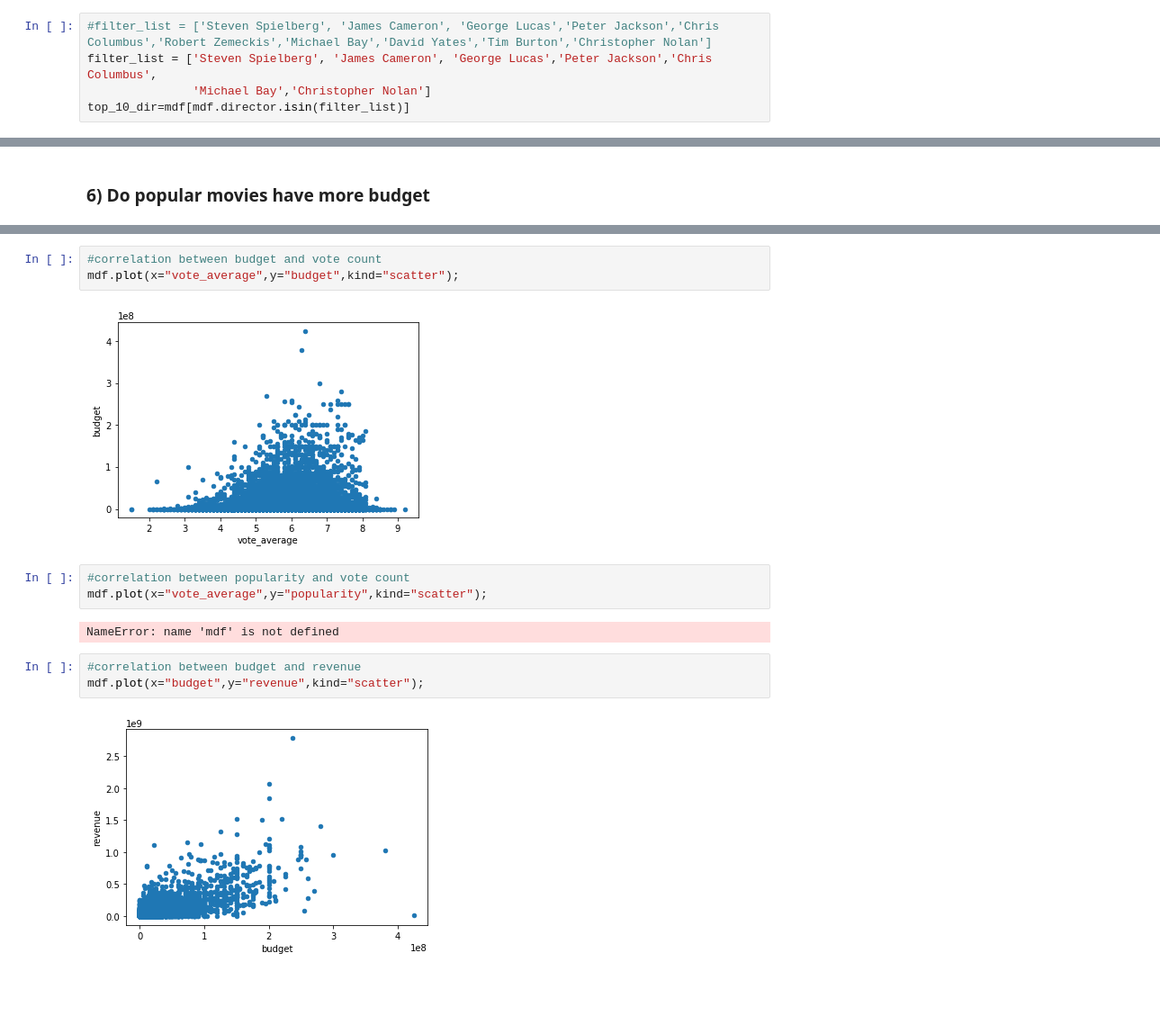
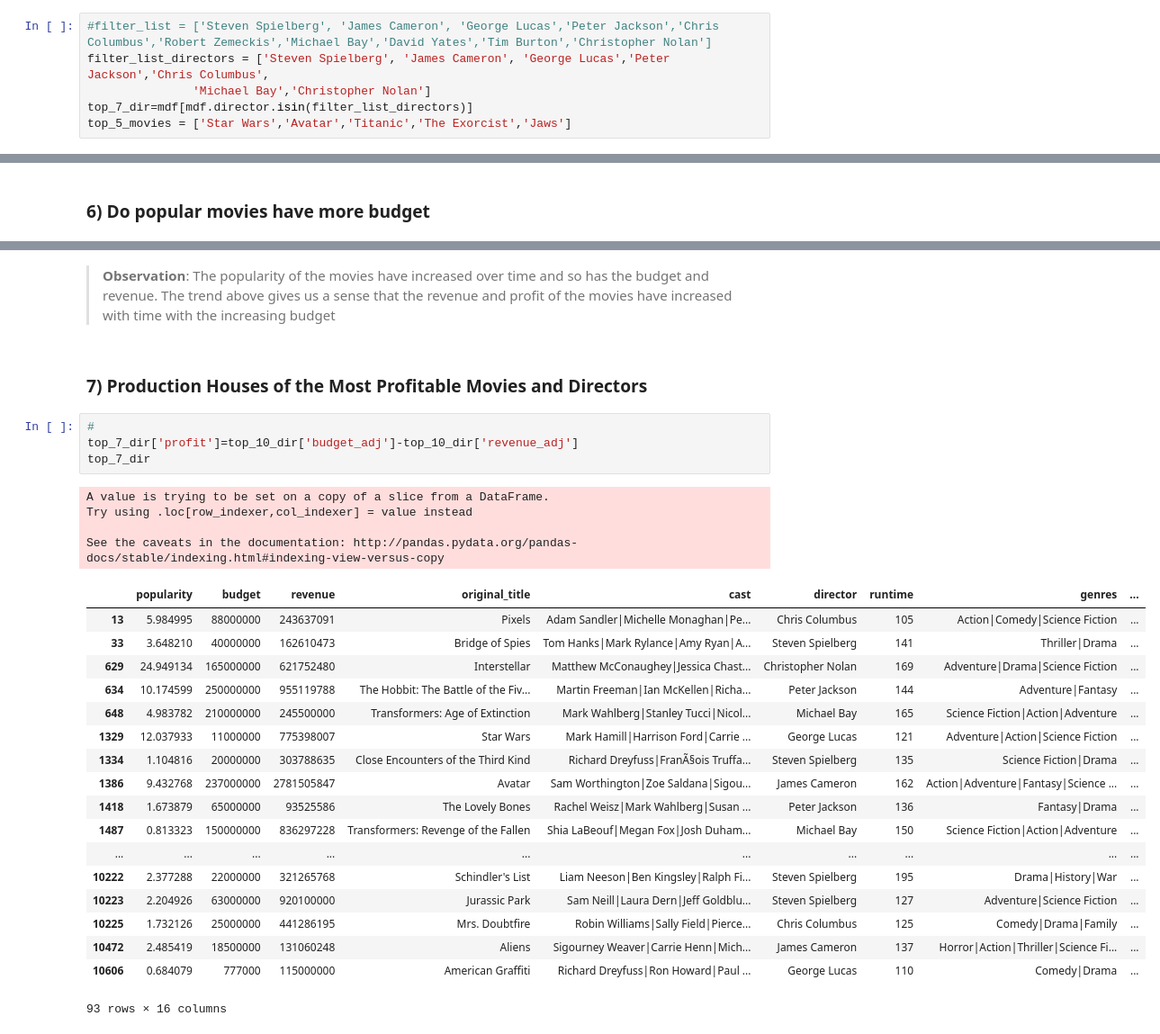
Before and after one commit to shreh2/IMDB_Movies, a Jupyter notebook: UProject - Investigate Dataset - TMDB.ipynb, the cells around one changed output, grey strips where cells are left out. Shown at 90% size. Cells and saved outputs as stored; diff of their text form; blank space fills up the shorter version.

```diff
--- a/UProject - Investigate Dataset - TMDB.ipynb
+++ b/UProject - Investigate Dataset - TMDB.ipynb
@@ -144,5 +160,6 @@ ax.set(ylabel='Profits in BIllion', xlabel='Directors');
 # %%
 #filter_list = ['Steven Spielberg', 'James Cameron', 'George Lucas','Peter Jackson','Chris Columbus','Robert Zemeckis','Michael Bay','David Yates','Tim Burton','Christopher Nolan']
-filter_list = ['Steven Spielberg', 'James Cameron', 'George Lucas','Peter Jackson','Chris Columbus',
+filter_list_directors = ['Steven Spielberg', 'James Cameron', 'George Lucas','Peter Jackson','Chris Columbus',
                'Michael Bay','Christopher Nolan']
-top_10_dir=mdf[mdf.director.isin(filter_list)]
+top_7_dir=mdf[mdf.director.isin(filter_list_directors)]
+top_5_movies = ['Star Wars','Avatar','Titanic','The Exorcist','Jaws']
@@ -243,15 +251,31 @@ mdf.plot(x='release_year',y='revenue',kind='scatter')
-# %%
-#correlation between budget and vote count
-mdf.plot(x="vote_average",y="budget",kind="scatter");
-# %% [output]
-[figure, removed]
-# %%
-#correlation between popularity and vote count
-mdf.plot(x="vote_average",y="popularity",kind="scatter");
-# %% [output]
-NameError: name 'mdf' is not defined
-# %%
-#correlation between budget and revenue
-mdf.plot(x="budget",y="revenue",kind="scatter");
-# %% [output]
-[figure, removed]
+# %% [markdown]
+ > **Observation**: The popularity of the movies have increased over time and so has the budget and revenue. The trend above gives us a sense that the revenue and profit of the movies have increased with time with the increasing budget
+# %% [markdown]
+### 7) Production Houses of the Most Profitable Movies and Directors
+# %%
+#
+top_7_dir['profit']=top_10_dir['budget_adj']-top_10_dir['revenue_adj']
+top_7_dir
+# %% [output]
+A value is trying to be set on a copy of a slice from a DataFrame.
+Try using .loc[row_indexer,col_indexer] = value instead
+
+See the caveats in the documentation: http://pandas.pydata.org/pandas-docs/stable/indexing.html#indexing-view-versus-copy
+|  | popularity | budget | revenue | original_title | cast | director | runtime | genres | ... |
+| 13 | 5.984995 | 88000000 | 243637091 | Pixels | Adam Sandler|Michelle Monaghan|Pe... | Chris Columbus | 105 | Action|Comedy|Science Fiction | ... |
+| 33 | 3.648210 | 40000000 | 162610473 | Bridge of Spies | Tom Hanks|Mark Rylance|Amy Ryan|A... | Steven Spielberg | 141 | Thriller|Drama | ... |
+| 629 | 24.949134 | 165000000 | 621752480 | Interstellar | Matthew McConaughey|Jessica Chast... | Christopher Nolan | 169 | Adventure|Drama|Science Fiction | ... |
+| 634 | 10.174599 | 250000000 | 955119788 | The Hobbit: The Battle of the Fiv... | Martin Freeman|Ian McKellen|Richa... | Peter Jackson | 144 | Adventure|Fantasy | ... |
+| 648 | 4.983782 | 210000000 | 245500000 | Transformers: Age of Extinction | Mark Wahlberg|Stanley Tucci|Nicol... | Michael Bay | 165 | Science Fiction|Action|Adventure | ... |
+| 1329 | 12.037933 | 11000000 | 775398007 | Star Wars | Mark Hamill|Harrison Ford|Carrie ... | George Lucas | 121 | Adventure|Action|Science Fiction | ... |
+| 1334 | 1.104816 | 20000000 | 303788635 | Close Encounters of the Third Kind | Richard Dreyfuss|FranÃ§ois Truffa... | Steven Spielberg | 135 | Science Fiction|Drama | ... |
+| 1386 | 9.432768 | 237000000 | 2781505847 | Avatar | Sam Worthington|Zoe Saldana|Sigou... | James Cameron | 162 | Action|Adventure|Fantasy|Science ... | ... |
+| 1418 | 1.673879 | 65000000 | 93525586 | The Lovely Bones | Rachel Weisz|Mark Wahlberg|Susan ... | Peter Jackson | 136 | Fantasy|Drama | ... |
+| 1487 | 0.813323 | 150000000 | 836297228 | Transformers: Revenge of the Fallen | Shia LaBeouf|Megan Fox|Josh Duham... | Michael Bay | 150 | Science Fiction|Action|Adventure | ... |
+| ... | ... | ... | ... | ... | ... | ... | ... | ... | ... |
+| 10222 | 2.377288 | 22000000 | 321265768 | Schindler's List | Liam Neeson|Ben Kingsley|Ralph Fi... | Steven Spielberg | 195 | Drama|History|War | ... |
+| 10223 | 2.204926 | 63000000 | 920100000 | Jurassic Park | Sam Neill|Laura Dern|Jeff Goldblu... | Steven Spielberg | 127 | Adventure|Science Fiction | ... |
+| 10225 | 1.732126 | 25000000 | 441286195 | Mrs. Doubtfire | Robin Williams|Sally Field|Pierce... | Chris Columbus | 125 | Comedy|Drama|Family | ... |
+| 10472 | 2.485419 | 18500000 | 131060248 | Aliens | Sigourney Weaver|Carrie Henn|Mich... | James Cameron | 137 | Horror|Action|Thriller|Science Fi... | ... |
+| 10606 | 0.684079 | 777000 | 115000000 | American Graffiti | Richard Dreyfuss|Ron Howard|Paul ... | George Lucas | 110 | Comedy|Drama | ... |
+93 rows × 16 columns
```
Also changed, not shown: parts of 29 cells of this notebook.
